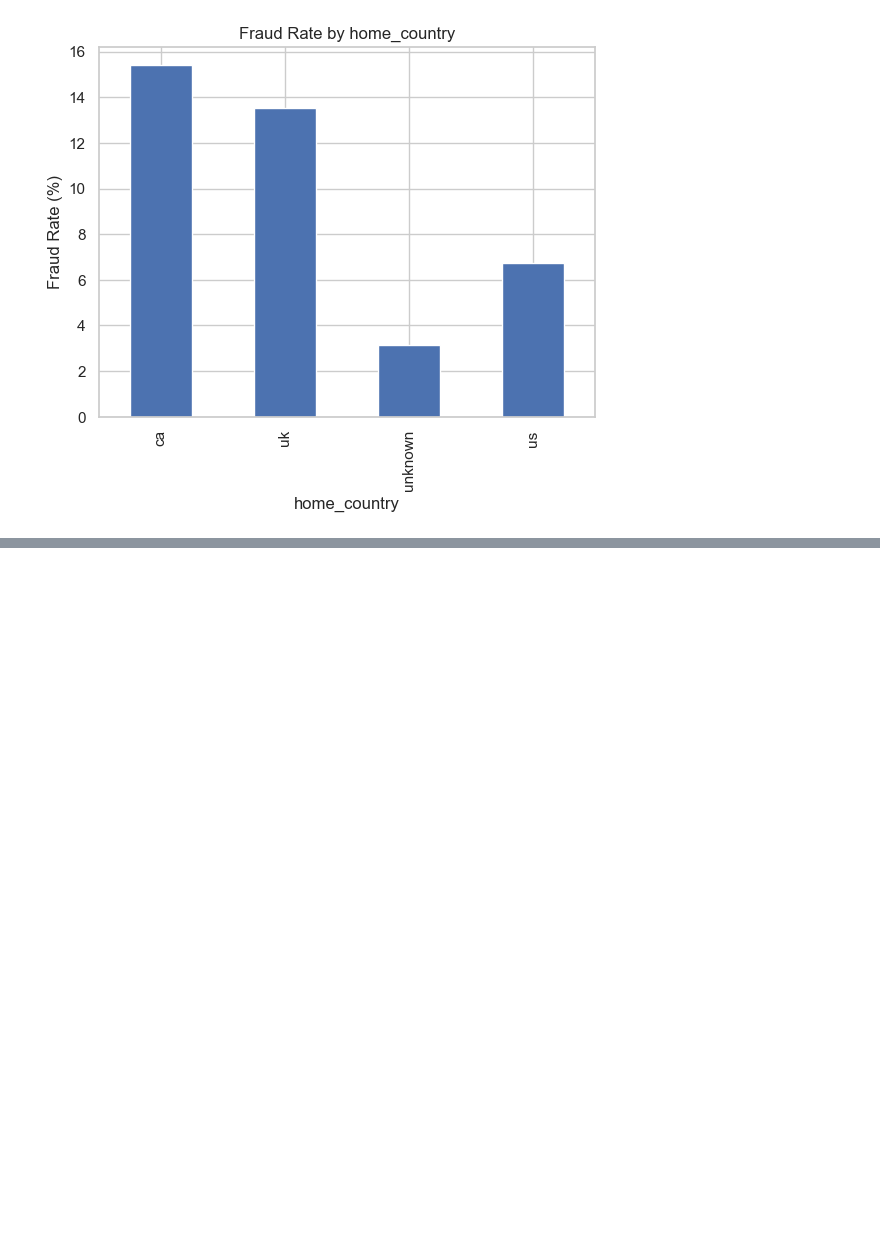
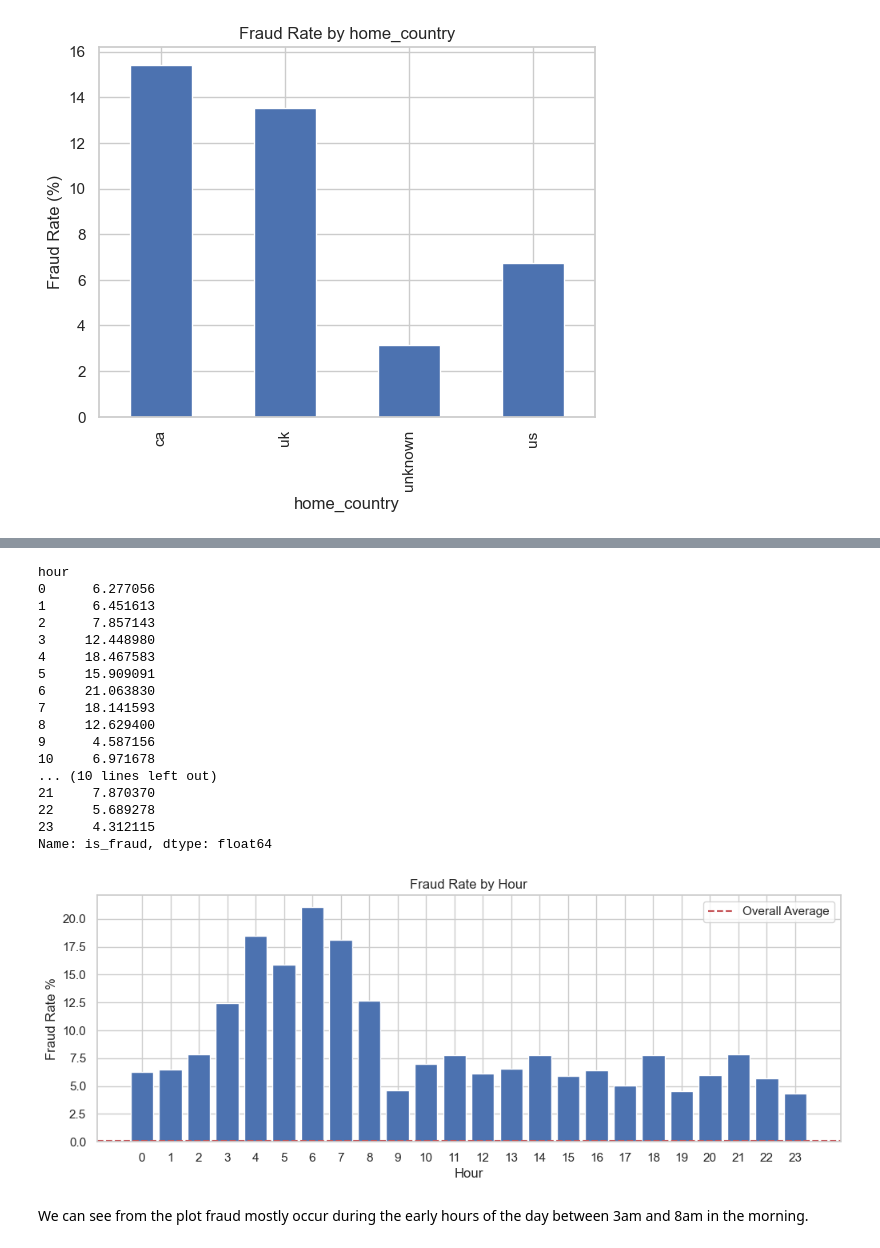
Before and after one commit to UzorNwokeaka/novapay-fraud-detection-project, a Jupyter notebook: notebooks/NovaPay - uzor_nwokeaka.ipynb, the cells around one changed output, grey strips where cells are left out. Saved outputs shown, nothing was run; the diff lists cells and outputs as text; code cells hidden in the pictures; blank space fills up the shorter version.

```diff
--- a/notebooks/NovaPay - uzor_nwokeaka.ipynb
+++ b/notebooks/NovaPay - uzor_nwokeaka.ipynb
@@ -646,0 +665,10 @@ plt.show()
+# %%
+# Separating/Converting the timestamp feature into date, time and days of the week
+df['hour']=df['timestamp'].dt.hour
+df['day_of_week']=df['timestamp'].dt.dayofweek
+df['is_weekend']=(df['day_of_week'] >= 5).astype(int)
+
+print("Time Features Created: ")
+print(df[['timestamp', 'hour', 'day_of_week', 'is_weekend']].head())
+print("\n Hour Distribution")
+print(df['hour'].value_counts().sort_index())
@@ -646,0 +693,43 @@ plt.show()
+# %%
+# Checking fraud rate per hour
+fraud_by_hour = df.groupby('hour')['is_fraud'].mean()*100
+print(fraud_by_hour)
+
+plt.figure(figsize=(12, 4))
+plt.bar(fraud_by_hour.index, fraud_by_hour.values)
+
+plt.xlabel('Hour')
+plt.ylabel('Fraud Rate %')
+plt.title('Fraud Rate by Hour')
+
+plt.axhline(
+    y=df['is_fraud'].mean(),
+    color='r',
+    linestyle='--',
+    label='Overall Average'
+)
+
+plt.legend()
+plt.xticks(range(0, 24))
+plt.show()
+# %% [output]
+hour
+0      6.277056
+1      6.451613
+2      7.857143
+3     12.448980
+4     18.467583
+5     15.909091
+6     21.063830
+7     18.141593
+8     12.629400
+9      4.587156
+10     6.971678
+... (10 lines left out)
+21     7.870370
+22     5.689278
+23     4.312115
+Name: is_fraud, dtype: float64
+[figure, added]
+# %% [markdown]
+We can see from the plot fraud mostly occur during the early hours of the day between 3am and 8am in the morning.
```
Also changed, not shown: parts of 23 cells of this notebook.
